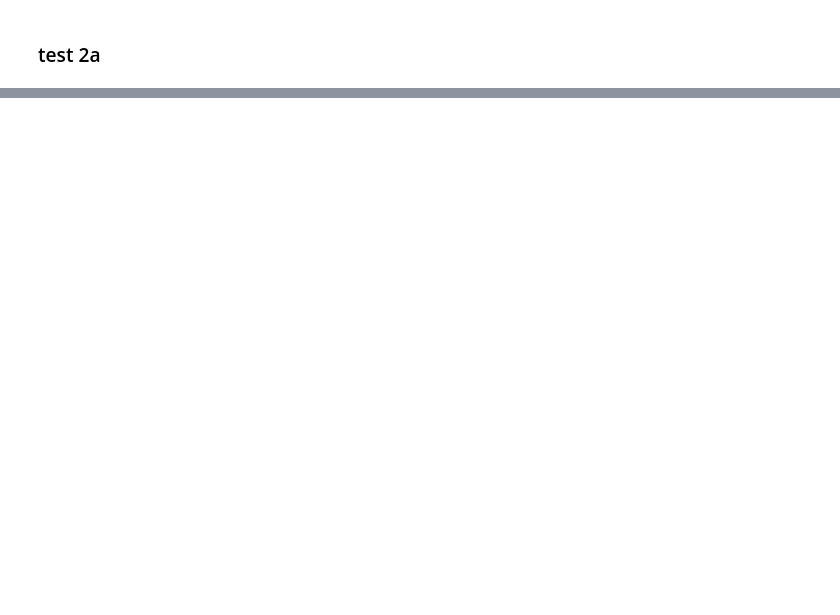
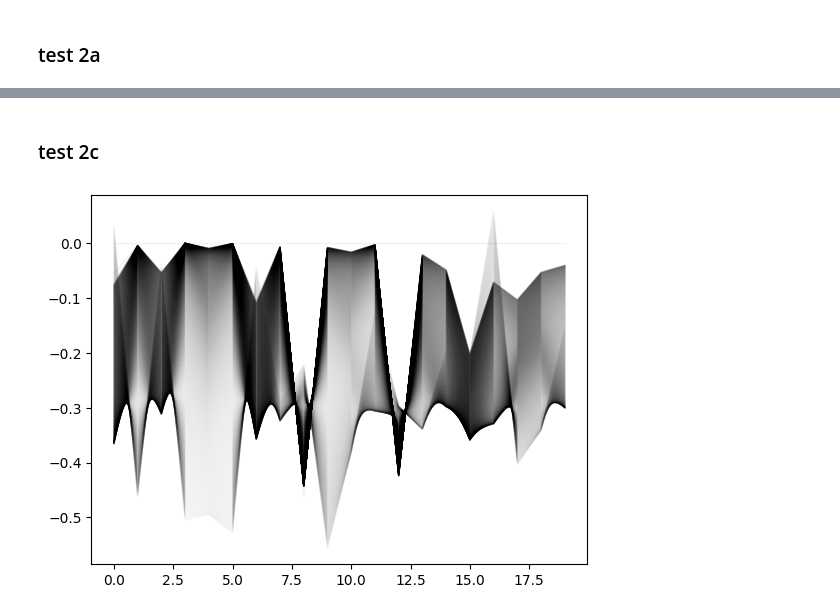
Before and after one commit to mohamadghoroobi/Deep_Learning_Review, a Jupyter notebook: 08_LSTM_Application/testCell.ipynb, the cells around one changed output, grey strips where cells are left out. Cells and saved outputs as stored; diff of their text form; code cells hidden in the pictures; blank space fills up the shorter version.

Commit message:
forward func finished.

```diff
--- a/08_LSTM_Application/testCell.ipynb
+++ b/08_LSTM_Application/testCell.ipynb
@@ -17,0 +20,11 @@ plt.show()
+# %% [markdown]
+### test 2c
+# %%
+from LSTM1 import *
+lstm = LSTM(n_neurons=200)
+lstm.forward(X_t)
+
+for c in lstm.C:
+    plt.plot(np.arange(20), c[0:20], 'k-', linewidth = 1, alpha = 0.05)
+# %% [output]
+[figure, added]
```
Also changed, not shown: parts of 5 cells of this notebook, 1 other file.
